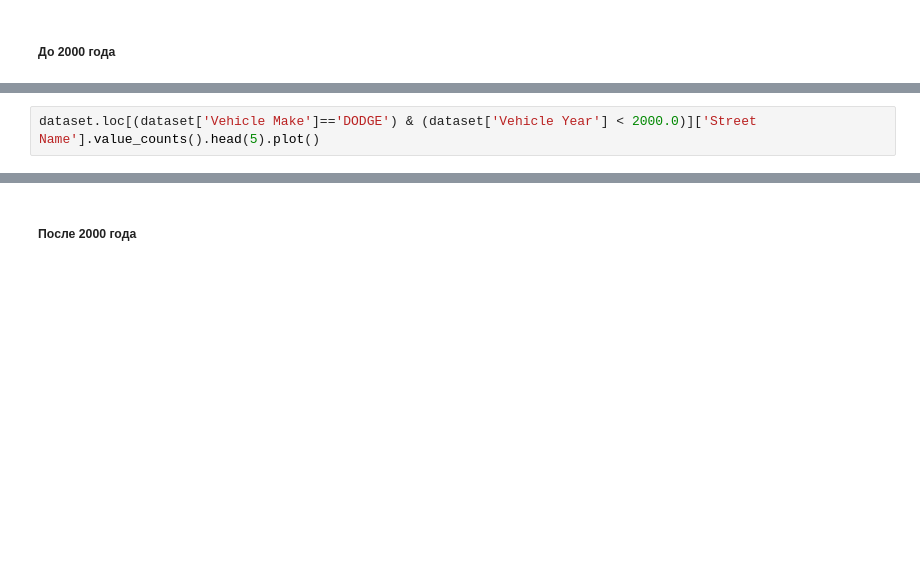
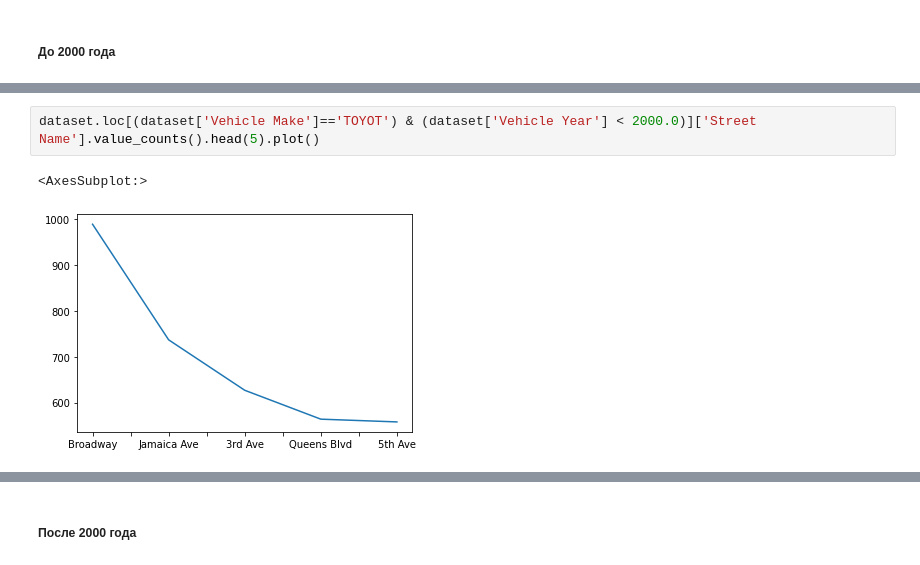
Before and after one commit to FStrean/NYC-Parking-Tickets-Analisis, a Jupyter notebook: Source/NYC-Parking-Tickets-Analisis.ipynb, the cells around one changed output, grey strips where cells are left out. Drawn from its saved outputs; the diff is of its cells as text; blank space fills up the shorter version.

```diff
--- a/Source/NYC-Parking-Tickets-Analisis.ipynb
+++ b/Source/NYC-Parking-Tickets-Analisis.ipynb
@@ -303,3 +310,6 @@ dataset.loc[(dataset['Vehicle Make']=='TOYOT') & (dataset['Vehicle Year'] < 2000
 # %%
-dataset.loc[(dataset['Vehicle Make']=='DODGE') & (dataset['Vehicle Year'] < 2000.0)]['Street Name'].value_counts().head(5).plot()
+dataset.loc[(dataset['Vehicle Make']=='TOYOT') & (dataset['Vehicle Year'] < 2000.0)]['Street Name'].value_counts().head(5).plot()
+# %% [output]
+<AxesSubplot:>
+[figure, added]
 # %%
```
Also changed, not shown: parts of 7 cells of this notebook.
